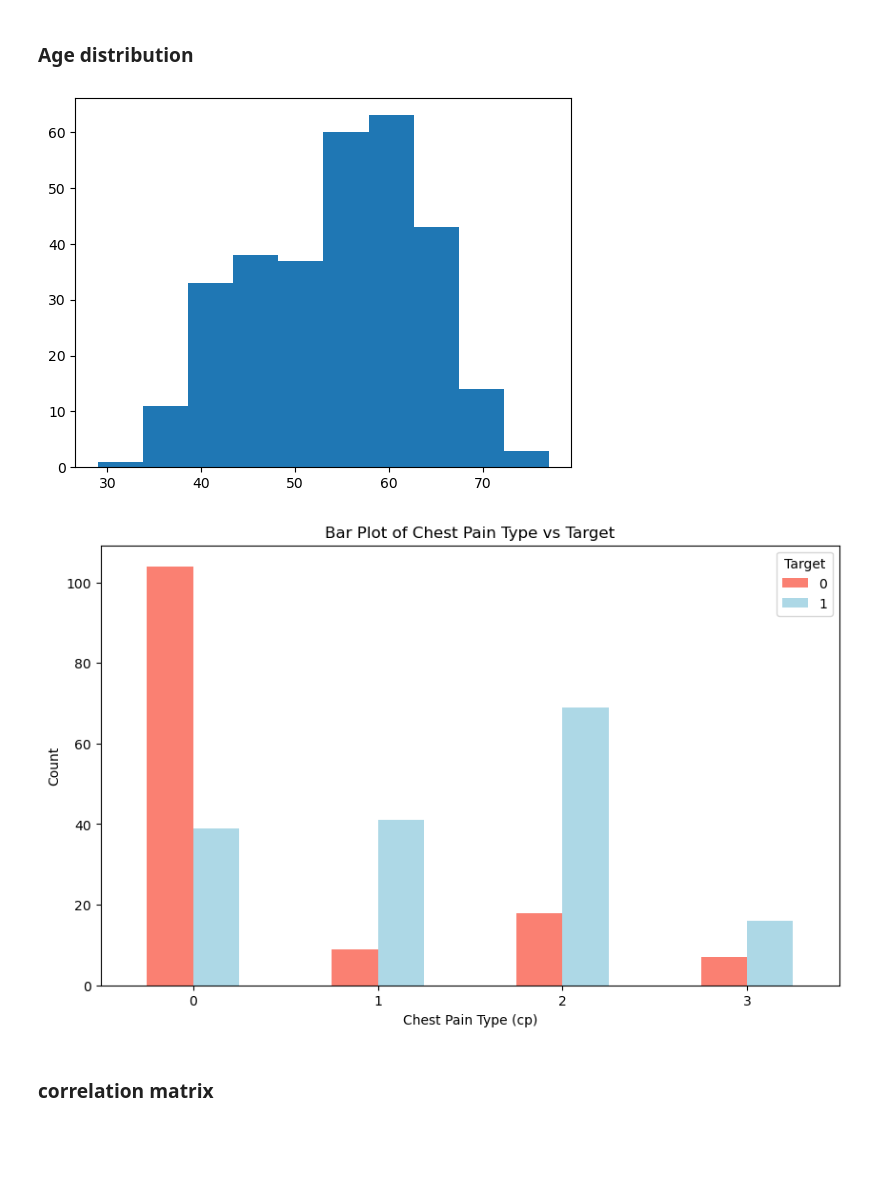
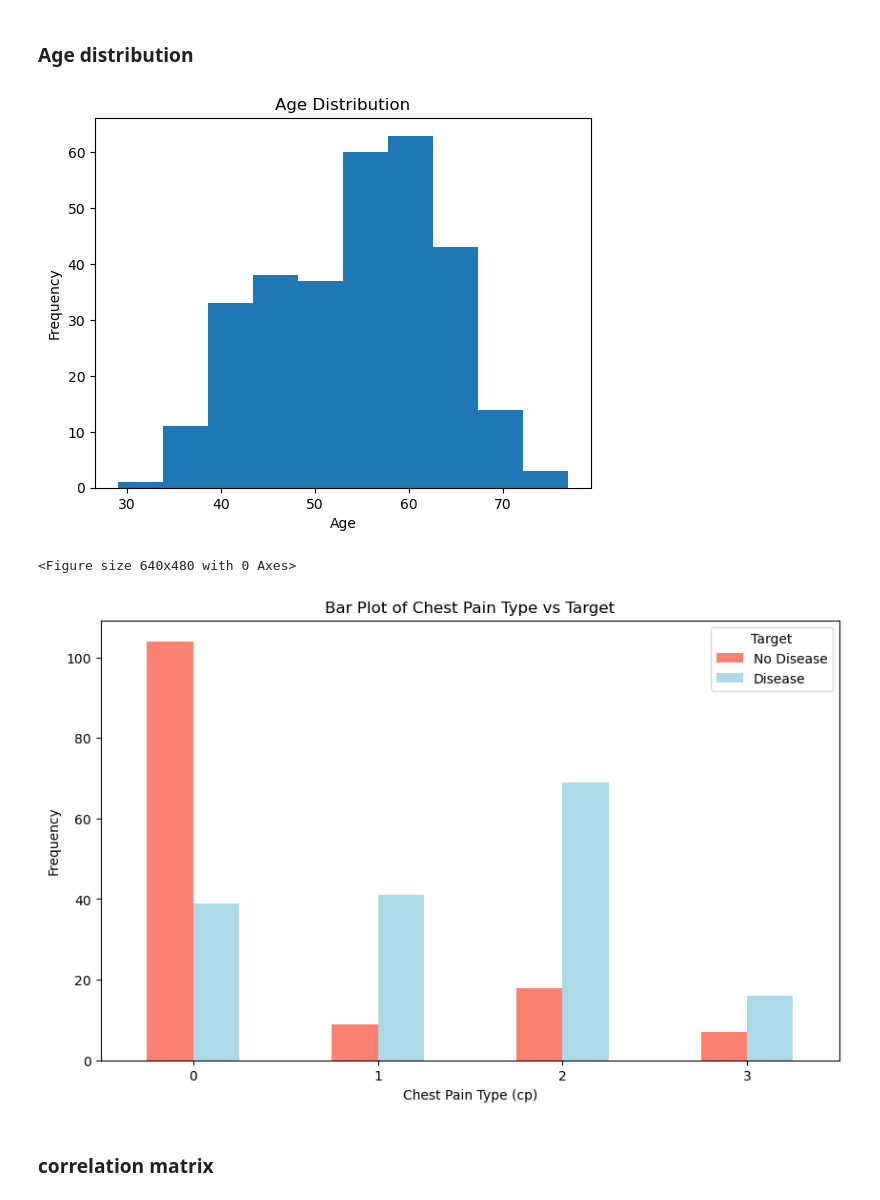
Before and after one commit to mathiasgreve/heartdisease-project, a Jupyter notebook: heart-disease-classification.ipynb, the cells around one changed output. Drawn from its saved outputs; the diff is of its cells as text; code cells hidden in the pictures; blank space fills up the shorter version.

```diff
--- a/heart-disease-classification.ipynb
+++ b/heart-disease-classification.ipynb
@@ -207,20 +212,24 @@ plt.show()
 # %%
 # plotting the distribution of age
 plt.hist(df.age)
+plt.title("Age Distribution")
+plt.xlabel("Age")
+plt.ylabel("Frequency")
 plt.show()
-#plt.clf()
+plt.clf()
 # %% [output]
-[figure, old version]
+[figure, new version]
 # %%
 pd.crosstab(df.cp, df.target).plot(kind="bar", figsize=(10,6), color=["salmon", "lightblue"])
 plt.title('Bar Plot of Chest Pain Type vs Target')
 plt.xlabel('Chest Pain Type (cp)')
-plt.ylabel('Count')
+plt.ylabel('Frequency')
 plt.xticks(rotation=0)
-plt.legend(title='Target', loc='upper right')
+plt.legend(title='Target', loc='upper right', labels=["No Disease", "Disease"])
 plt.show()
 # %% [output]
+<Figure size 640x480 with 0 Axes>
-[figure, old version]
+[figure, new version]
 # %% [markdown]
 ### correlation matrix
 # %%
```
Also changed, not shown: parts of 13 cells of this notebook.
